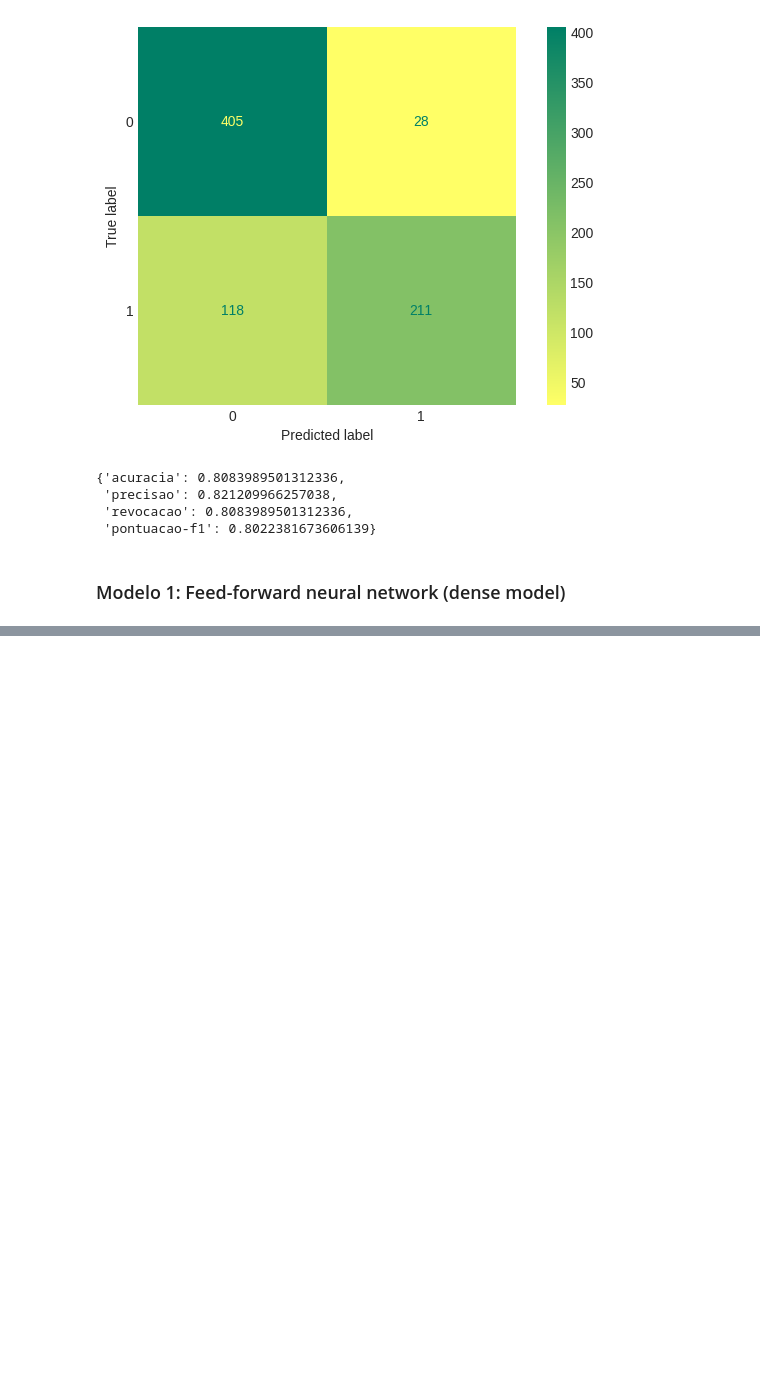
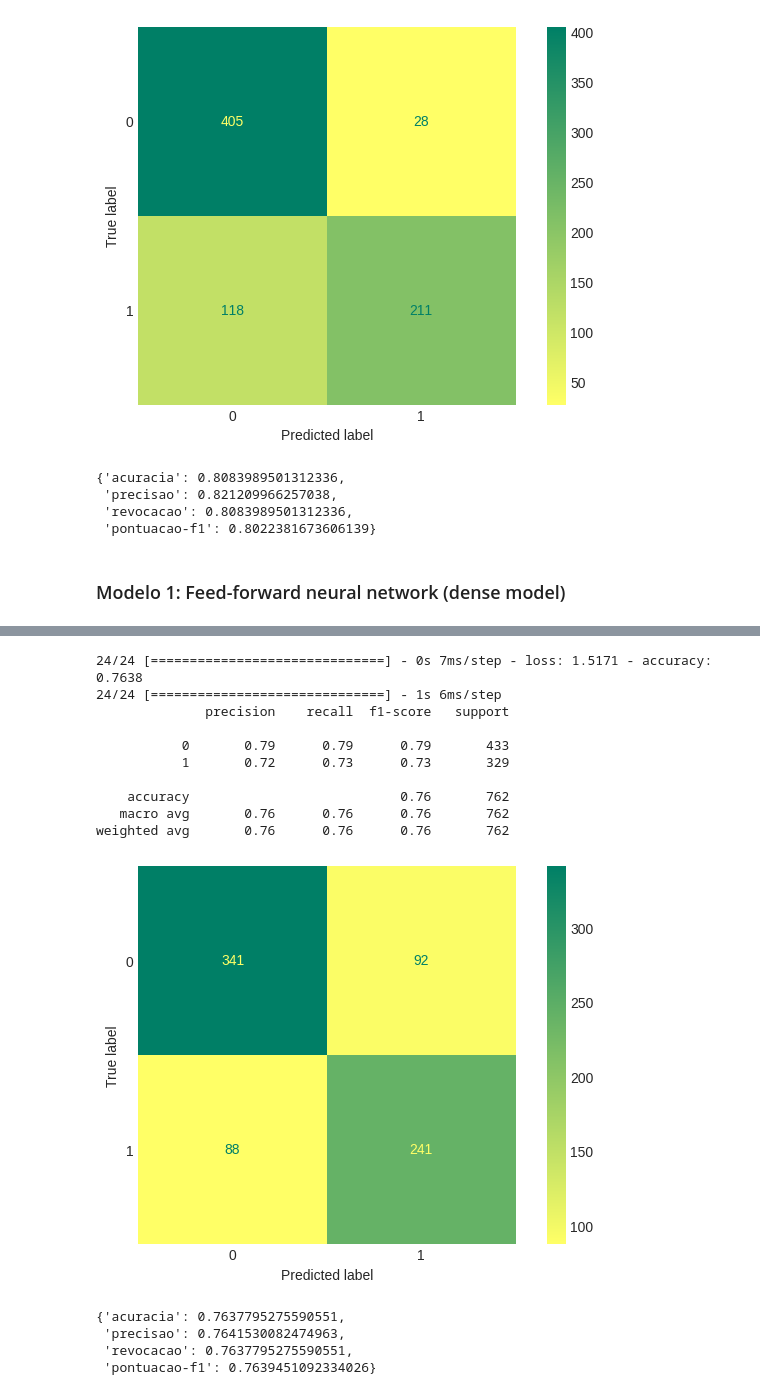
Before and after one commit to flohmannjr/tensorflow_curso, a Jupyter notebook: TensorFlow_NLP_RNN.ipynb, the cells around one changed output, grey strips where cells are left out. Saved outputs shown, nothing was run; the diff lists cells and outputs as text; code cells hidden in the pictures; blank space fills up the shorter version.

```diff
--- a/TensorFlow_NLP_RNN.ipynb
+++ b/TensorFlow_NLP_RNN.ipynb
@@ -319,0 +366,23 @@ relatorios[1]
+# %%
+avaliacoes[2] = modelos[2].evaluate(X_test, y_test)
+previsoes[2] = tf.squeeze(tf.round(modelos[2].predict(X_test)))
+relatorios[2] = avaliar_modelo(previsoes[2], y_test)
+# %% [output]
+24/24 [==============================] - 0s 7ms/step - loss: 1.5171 - accuracy: 0.7638
+24/24 [==============================] - 1s 6ms/step
+              precision    recall  f1-score   support
+
+           0       0.79      0.79      0.79       433
+           1       0.72      0.73      0.73       329
+
+    accuracy                           0.76       762
+   macro avg       0.76      0.76      0.76       762
+weighted avg       0.76      0.76      0.76       762
+[figure, added]
+# %%
+relatorios[2]
+# %% [output]
+{'acuracia': 0.7637795275590551,
+ 'precisao': 0.7641530082474963,
+ 'revocacao': 0.7637795275590551,
+ 'pontuacao-f1': 0.7639451092334026}
```
Also changed, not shown: parts of 15 cells of this notebook.
